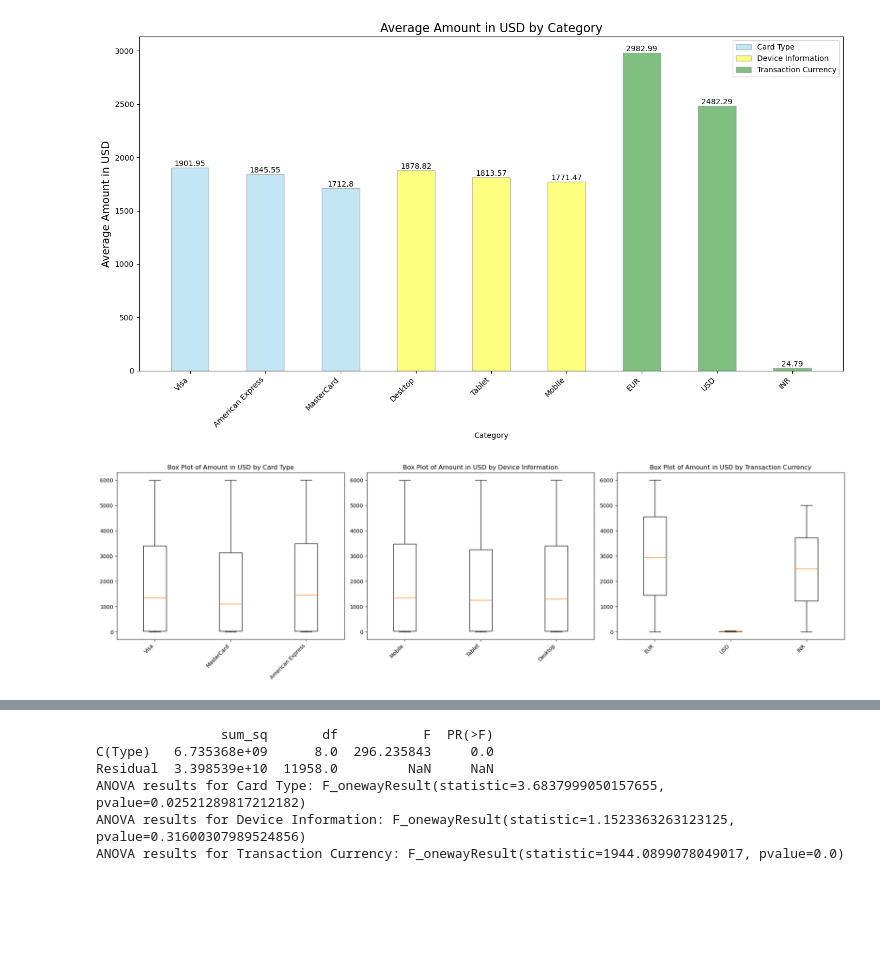
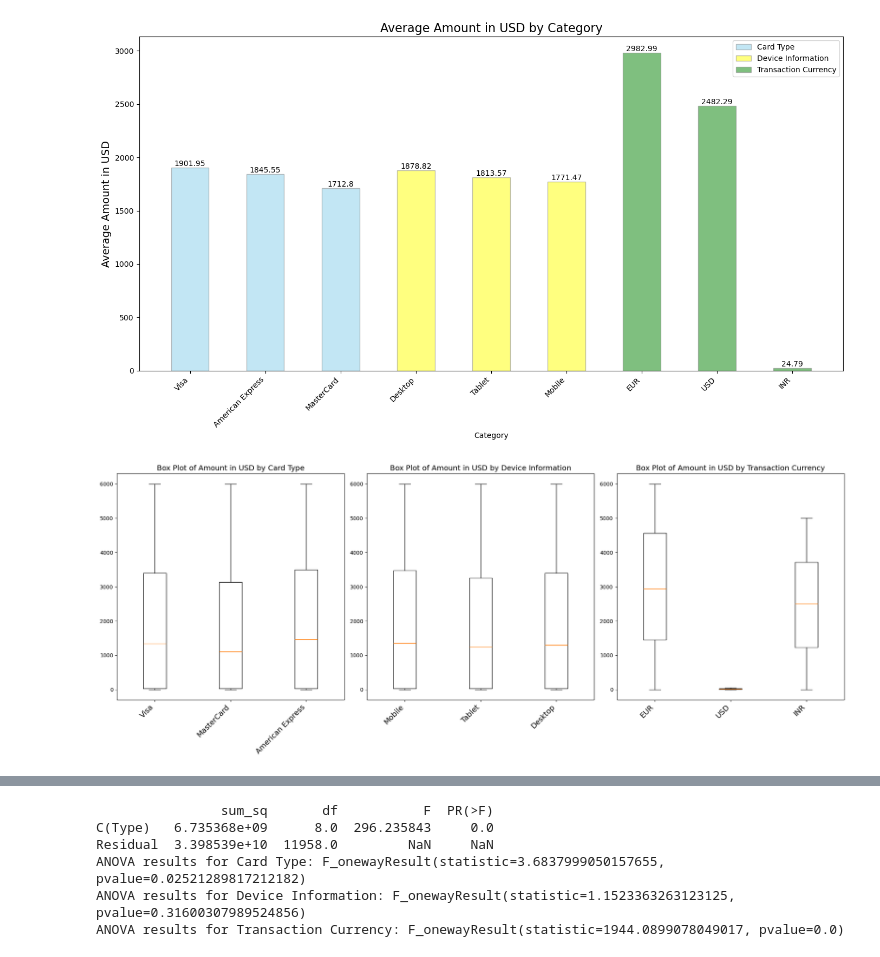
Before and after one commit to Ernawaty2024/project_1_CC_Fraud_analysis, a Jupyter notebook: project1.ipynb, the cells around one changed output, grey strips where cells are left out. Drawn from its saved outputs; the diff is of its cells as text; code cells hidden in the pictures; blank space fills up the shorter version.

```diff
--- a/project1.ipynb
+++ b/project1.ipynb
@@ -161,8 +131,8 @@ def convert_to_usd(amount, currency):
     return amount * round(exchange_rates[currency],2)
 
 # Apply conversion to the dataframe
-merged_df["Amount in USD"] = merged_df.apply(lambda row: convert_to_usd(row["Transaction Amount"], row["Transaction Currency"]), axis=1)
+final_df["Amount in USD"] = final_df.apply(lambda row: convert_to_usd(row["Transaction Amount"], row["Transaction Currency"]), axis=1)
 
-merged_df.info()
+final_df.info()
 # %% [output]
 <class 'pandas.core.frame.DataFrame'>
@@ -335,24 +318,24 @@ plt.show()
 # %%
 #Creating subplots for 3 categories vs transxn amount
 # Create a figure with subplots
-fig, axes = plt.subplots(1, 3, figsize=(20, 6))
+fig, axes = plt.subplots(1, 3, figsize=(20, 8))
 
 # Box Plot for Card Type
 axes[0].boxplot([group["Amount in USD"].values for name, group in final_df.groupby('Card Type')])
-axes[0].set_title('Box Plot of Amount in USD by Card Type')
-axes[0].set_xticklabels(final_df['Card Type'].unique(), rotation=45, ha='right')
+axes[0].set_title('Box Plot of Amount in USD by Card Type',fontsize=14)
+axes[0].set_xticklabels(final_df['Card Type'].unique(), rotation=45, ha='right',fontsize=14)
 
 # Box Plot for Device Information
 axes[1].boxplot([group["Amount in USD"].values for name, group in final_df.groupby('Device Information')])
-axes[1].set_title('Box Plot of Amount in USD by Device Information')
-axes[1].set_xticklabels(final_df['Device Information'].unique(), rotation=45, ha='right')
+axes[1].set_title('Box Plot of Amount in USD by Device Information',fontsize=14)
+axes[1].set_xticklabels(final_df['Device Information'].unique(), rotation=45, ha='right',fontsize=14)
 
 # Box Plot for Transaction Currency
 axes[2].boxplot([group["Amount in USD"].values for name, group in final_df.groupby('Transaction Currency')])
-axes[2].set_title('Box Plot of Amount in USD by Transaction Currency')
-axes[2].set_xticklabels(final_df['Transaction Currency'].unique(), rotation=45, ha='right')
+axes[2].set_title('Box Plot of Amount in USD by Transaction Currency',fontsize=14)
+axes[2].set_xticklabels(final_df['Transaction Currency'].unique(), rotation=45, ha='right',fontsize=14)
 
 plt.tight_layout()
 plt.show()
 # %% [output]
-[figure, old version]
+[figure, new version]
```
Also changed, not shown: parts of 12 cells of this notebook.
